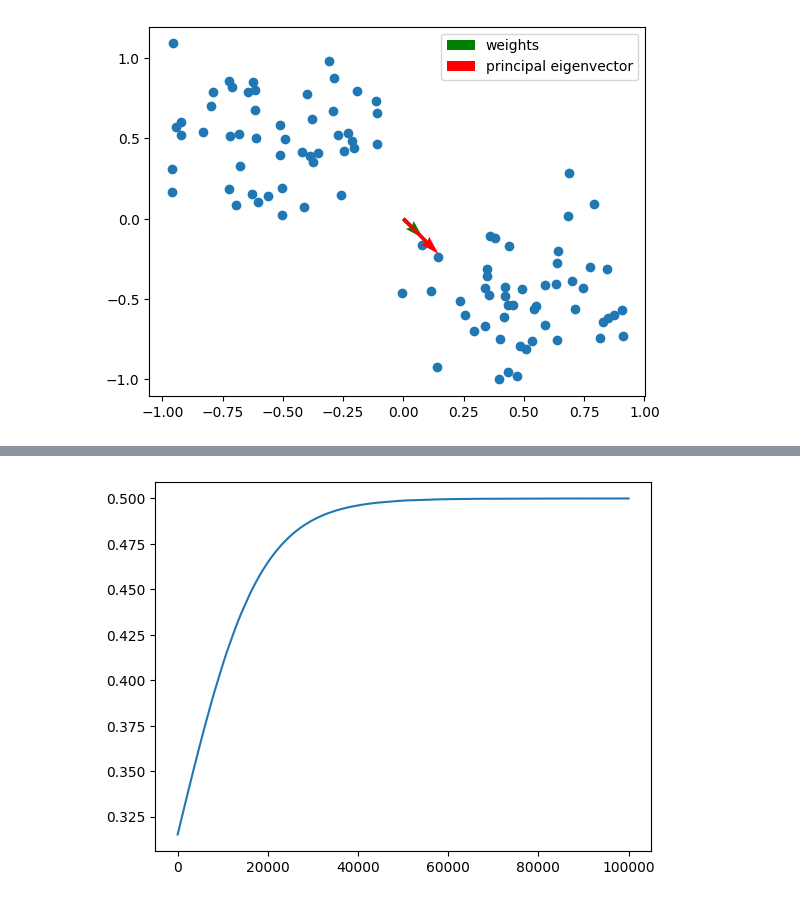
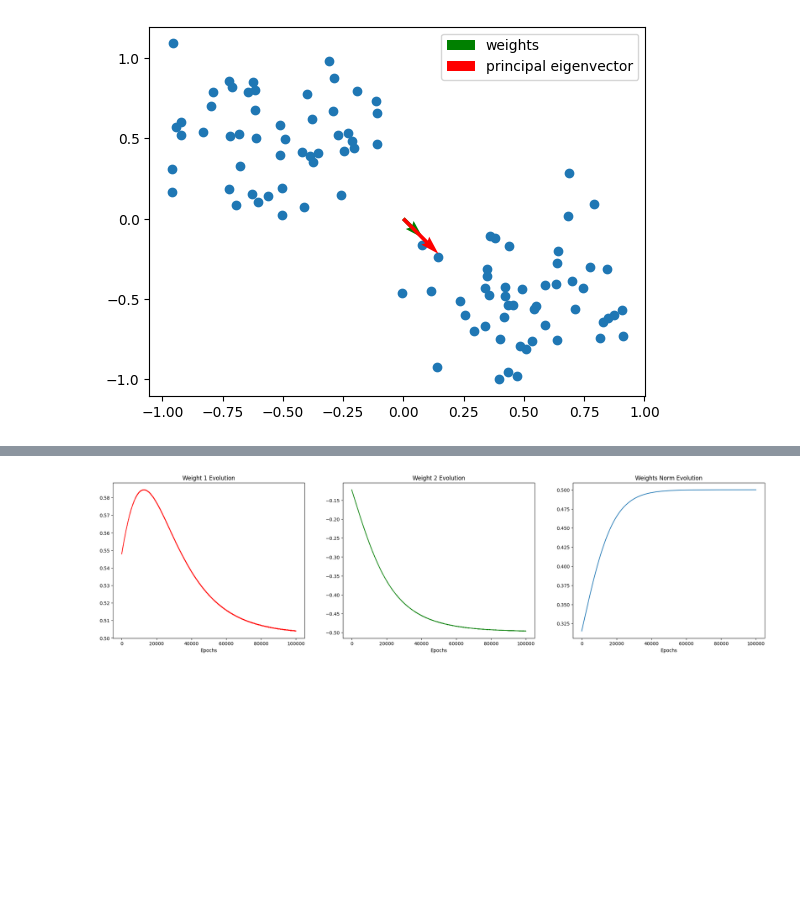
Before and after one commit to JacopoRaffi/CNS_Assignments, a Jupyter notebook: LAB2_1/main.ipynb, the cells around one changed output, grey strips where cells are left out. Drawn from its saved outputs; the diff is of its cells as text; code cells hidden in the pictures; blank space fills up the shorter version.

Commit message:
completed plot func

```diff
--- a/LAB2_1/main.ipynb
+++ b/LAB2_1/main.ipynb
@@ -19,7 +19,6 @@ hebb = OjaRule(input_size=2)
 print(hebb.w)
 epoch = 1000
 
-w_history, norm_history = train(hebb, data)
-w_history[0]
+w_history, norm_history = train(hebb, data, epochs=1000)
 # %% [output]
 [ 0.5479121  -0.12224312]
@@ -54,5 +30,21 @@ plt.show()
-# %%
-plt.plot(range(0, epoch*100), np.power(norm_history, 2))
-plt.show()
-# %% [output]
-[figure, removed]
+# %%
+def weights_plot(w_history:np.ndarray, norm_history:np.ndarray):
+    fig, axs = plt.subplots(1, 3, figsize=(25,6))
+
+    axs[0].plot(np.array(w_history)[:, 0], color='r')
+    axs[0].set_title('Weight 1 Evolution')
+    axs[0].set_xlabel('Epochs')
+
+    axs[1].plot(np.array(w_history)[:, 1], color='g')
+    axs[1].set_title('Weight 2 Evolution')
+    axs[1].set_xlabel('Epochs')
+
+    axs[2].plot(np.power(norm_history, 2))
+    axs[2].set_title('Weights Norm Evolution')
+    axs[2].set_xlabel('Epochs')
+
+    plt.show()
+# %%
+weights_plot(w_history, norm_history)
+# %% [output]
+[figure, added]
```
Also changed, not shown: parts of 7 cells of this notebook, 2 other files.
